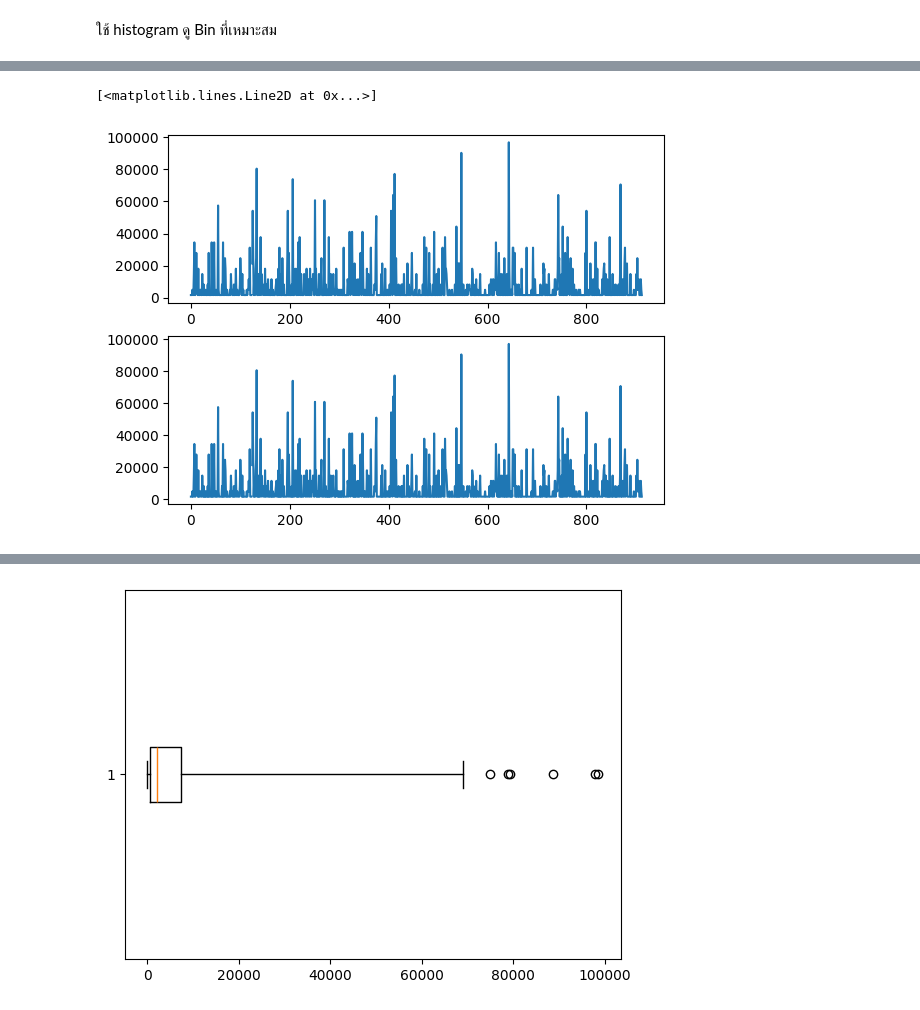
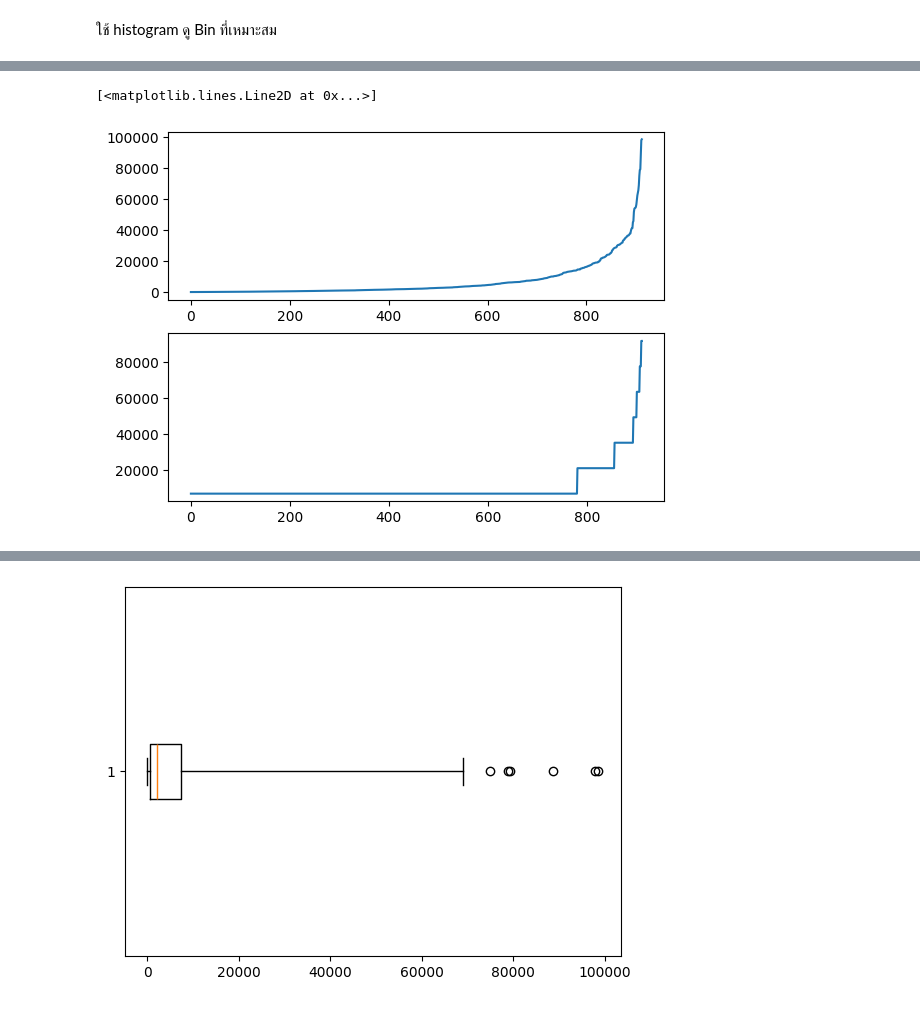
Before and after one commit to kittanaiwisetkhro/BSC_DPDM2025, a Jupyter notebook: Ch3_Data_Preprocessing.ipynb, the cells around one changed output, grey strips where cells are left out. Saved outputs shown, nothing was run; the diff lists cells and outputs as text; code cells hidden in the pictures.

```diff
--- a/Ch3_Data_Preprocessing.ipynb
+++ b/Ch3_Data_Preprocessing.ipynb
@@ -261,5 +263,5 @@ plt.plot(df['gfd_area'])
 # %% [markdown]
 ใช้ histogram ดู Bin ที่เหมาะสม
 # %%
-outputhist = plt .hist(df['gfd_area'],30)
+outputhist = plt .hist(df['gfd_area'],7)
 # %% [output]
@@ -308,8 +278,8 @@ def get_bin_mean(value, edges):
 # %%
-def put_value_into_bins(value, bin_edge):
-  for i in range(len(bin_edge)-1):
-      if value >= bin_edge[i] and value < bin_edge[i+1]:
-        new_val = bin_edge[i] + (bin_edge[i+1] - bin_edge[i])/2
-        return new_val
-  return None
+def put_value_into_bins(value,bin_edge=outputhist[1]):
+    for i in range(len(bin_edge)-1):
+        if value >= bin_edge[i] and value < bin_edge[i+1]:
+            new_val = bin_edge[i] + (bin_edge[i+1]-bin_edge[i])/2
+            return new_val
+    return None
 # %%
@@ -334,8 +321,8 @@ plt.plot(df['gfd_area_bin'])
 # %%
 plt.subplot(2,1,1)
-plt.plot(df['gfd_area'])
+plt.plot(df['gfd_area'].sort_values().reset_index(drop=True))
 plt.subplot(2,1,2)
-plt.plot(df['gfd_area_bin'])
+plt.plot(df['gfd_area_bin'].sort_values().reset_index(drop=True))
 # %% [output]
 [<matplotlib.lines.Line2D at 0x...>]
-[figure, old version]
+[figure, new version]
```
Also changed, not shown: parts of 24 cells of this notebook.
